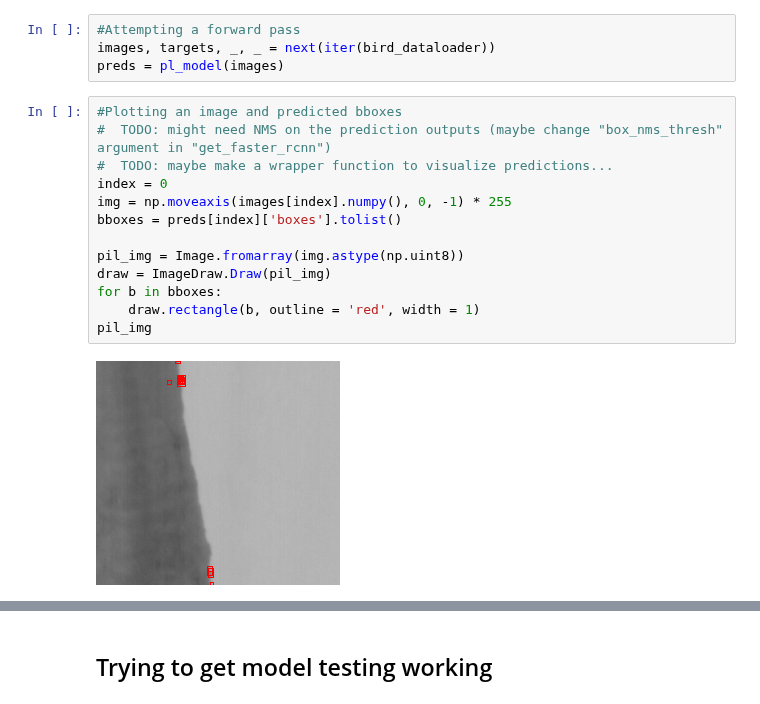
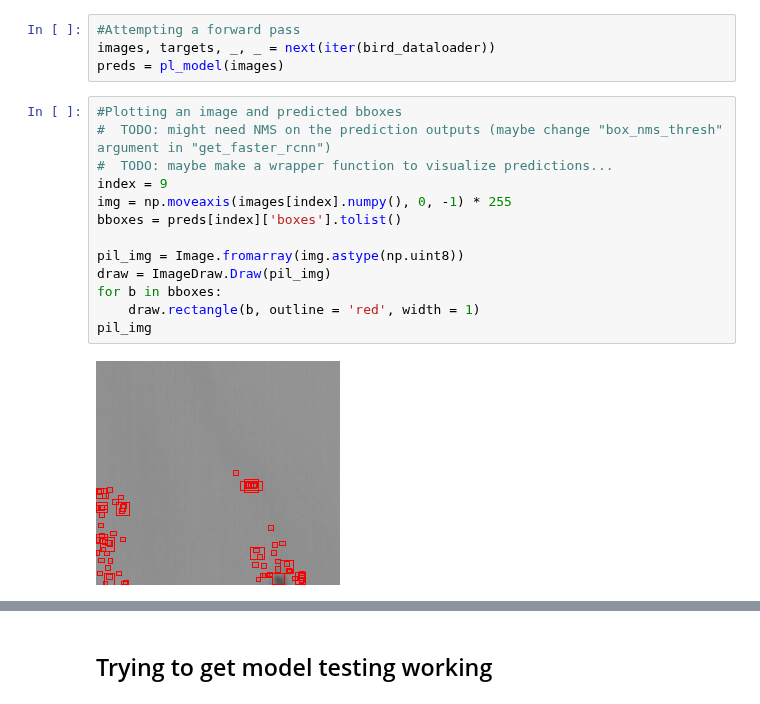
Before and after one commit to emiliolr/counting-cranes, a Jupyter notebook: object_detection/faster_rcnn_experiments.ipynb, the cells around one changed output, grey strips where cells are left out. Cells and saved outputs as stored; diff of their text form.

```diff
--- a/object_detection/faster_rcnn_experiments.ipynb
+++ b/object_detection/faster_rcnn_experiments.ipynb
@@ -130,18 +111,18 @@ preds = pl_model(images)
 # %%
 #Plotting an image and predicted bboxes
 #  TODO: might need NMS on the prediction outputs (maybe change "box_nms_thresh" argument in "get_faster_rcnn")
 #  TODO: maybe make a wrapper function to visualize predictions...
-index = 0
+index = 9
 img = np.moveaxis(images[index].numpy(), 0, -1) * 255
 bboxes = preds[index]['boxes'].tolist()
 
 pil_img = Image.fromarray(img.astype(np.uint8))
 draw = ImageDraw.Draw(pil_img)
 for b in bboxes:
     draw.rectangle(b, outline = 'red', width = 1)
 pil_img
 # %% [output]
-[figure, old version]
+[figure, new version]
 # %%
 #Checking counts
 print(f'We predicted {len(bboxes)} birds and there are actually {len(targets[index]["boxes"])} birds in this image')
```
Also changed, not shown: parts of 8 cells of this notebook, 2 other files.
